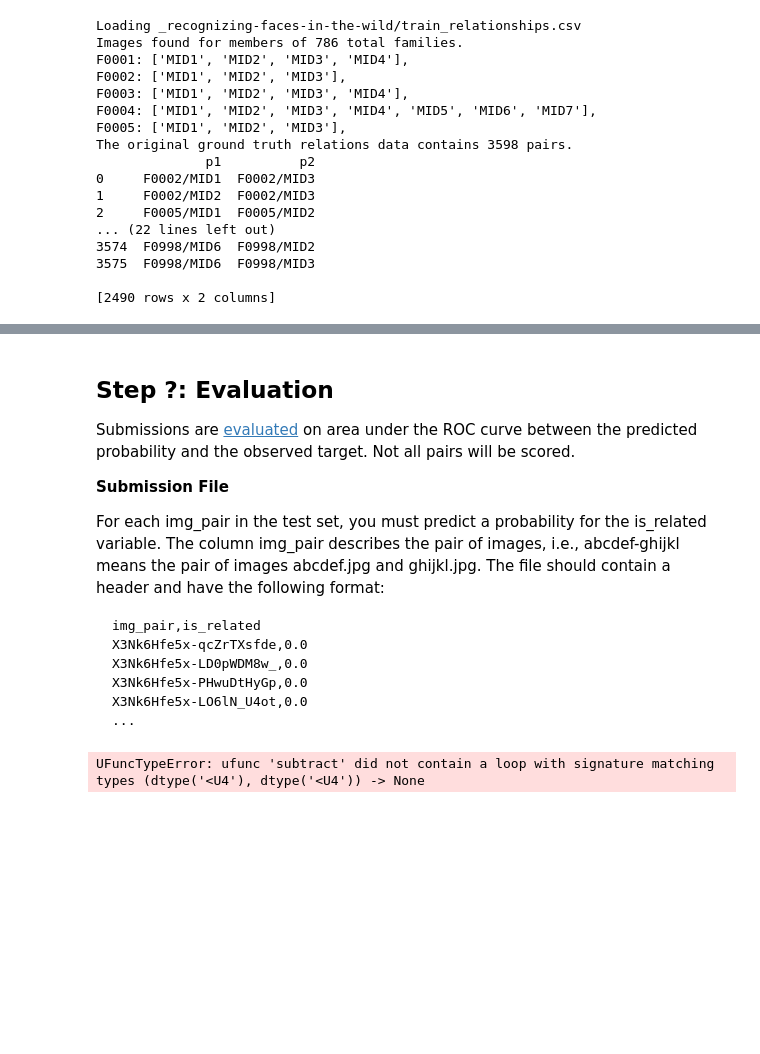
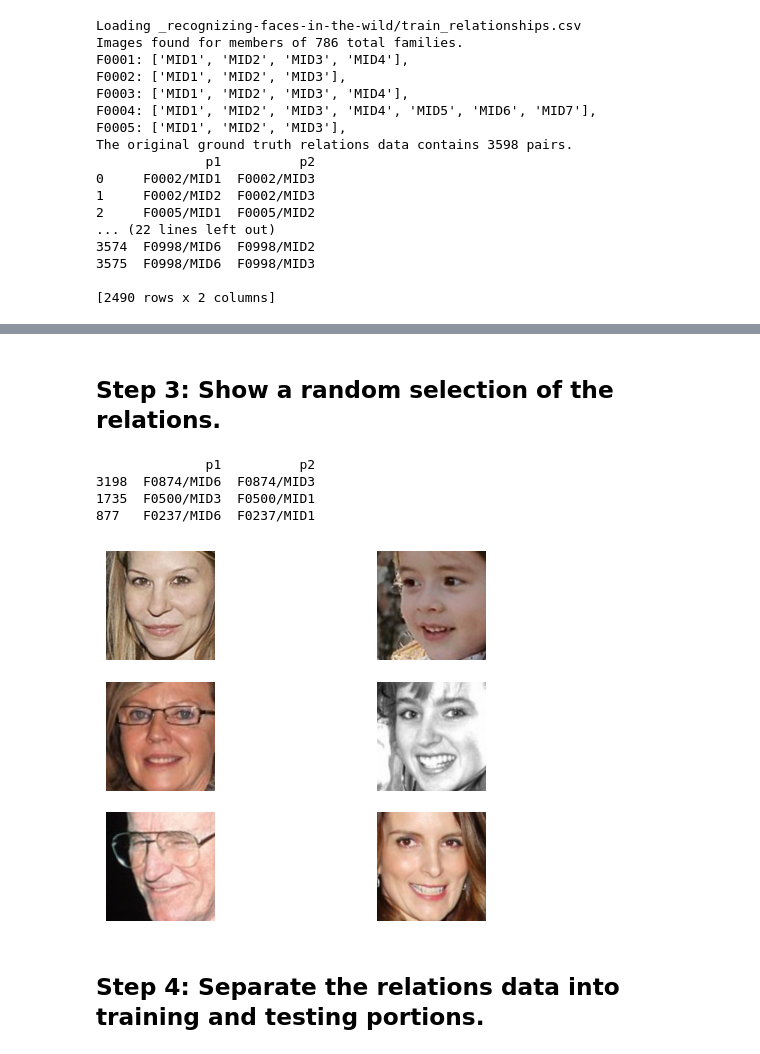
Before and after one commit to jplumb/FIW, a Jupyter notebook: main.ipynb, the cells around one changed output, grey strips where cells are left out. Drawn from its saved outputs; the diff is of its cells as text; code cells hidden in the pictures; blank space fills up the shorter version.

````diff
--- a/main.ipynb
+++ b/main.ipynb
@@ -556,41 +158,0 @@ results_df.describe()
-# %% [markdown]
-## **Step ?**: Evaluation
-Submissions are [evaluated](https://www.kaggle.com/competitions/recognizing-faces-in-the-wild/overview/evaluation) on area under the ROC curve between the predicted probability and the observed target. Not all pairs will be scored.
-
-**Submission File**
-
-For each img_pair in the test set, you must predict a probability for the is_related variable. The column img_pair describes the pair of images, i.e., abcdef-ghijkl means the pair of images abcdef.jpg and ghijkl.jpg.
-The file should contain a header and have the following format:
-
-```
-img_pair,is_related
-X3Nk6Hfe5x-qcZrTXsfde,0.0
-X3Nk6Hfe5x-LD0pWDM8w_,0.0
-X3Nk6Hfe5x-PHwuDtHyGp,0.0
-X3Nk6Hfe5x-LO6lN_U4ot,0.0
-...
-```
-# %%
-import matplotlib.pyplot as plt
-from sklearn.metrics import roc_curve, auc
-
-# https://en.wikipedia.org/wiki/Receiver_operating_characteristic
-def generate_roc_curve(data):
-  true_labels = [d['actual'] for d in data]
-  predicted_probs = [d['prediction'] for d in data]
-  fpr, tpr, _ = roc_curve(true_labels, predicted_probs)
-  roc_auc = auc(fpr, tpr)
-  plt.figure()
-  plt.plot(fpr, tpr, color='darkorange', label='ROC curve (area = %0.2f)' % roc_auc)
-  plt.plot([0, 1], [0, 1], color='navy', linestyle='--')
-  plt.xlim([0.0, 1.0])
-  plt.ylim([0.0, 1.05])
-  plt.xlabel('False Positive Rate')
-  plt.ylabel('True Positive Rate')
-  plt.title('Receiver Operating Characteristic (ROC) Curve')
-  plt.legend(loc="lower right")
-  return plt
-
-generate_roc_curve(results).show()
-# %% [output]
-UFuncTypeError: ufunc 'subtract' did not contain a loop with signature matching types (dtype('<U4'), dtype('<U4')) -> None
@@ -612,0 +159,33 @@ submission_df.describe()
+# %% [markdown]
+## **Step 3**: Show a random selection of the relations.
+# %%
+from PIL import Image
+import matplotlib.pyplot as plt
+from random import choice
+
+SAMPLE_COUNT = 3
+samples = relations_df.sample(SAMPLE_COUNT)
+print(samples)
+
+f, ax = plt.subplots(SAMPLE_COUNT, 2)
+for a in ax.flat:
+    a.axis('off')
+i = 0
+for member in samples.values:
+    img1 = training_image_path + '/' + member[0] + '/' \
+        + choice(os.listdir(training_image_path + '/' + member[0]))
+    img2 = training_image_path + '/' + member[1] + '/'  \
+        + choice(os.listdir(training_image_path + '/' + member[1]))
+    rgb1 = Image.open(img1)
+    rgb2 = Image.open(img2)
+    ax[i][0].imshow(rgb1)
+    ax[i][1].imshow(rgb2)
+    i = i + 1
+# %% [output]
+              p1          p2
+3198  F0874/MID6  F0874/MID3
+1735  F0500/MID3  F0500/MID1
+877   F0237/MID6  F0237/MID1
+[figure, added]
+# %% [markdown]
+## **Step 4**: Separate the relations data into training and testing portions.
````
Also changed, not shown: parts of 36 cells of this notebook, 1 other file.
